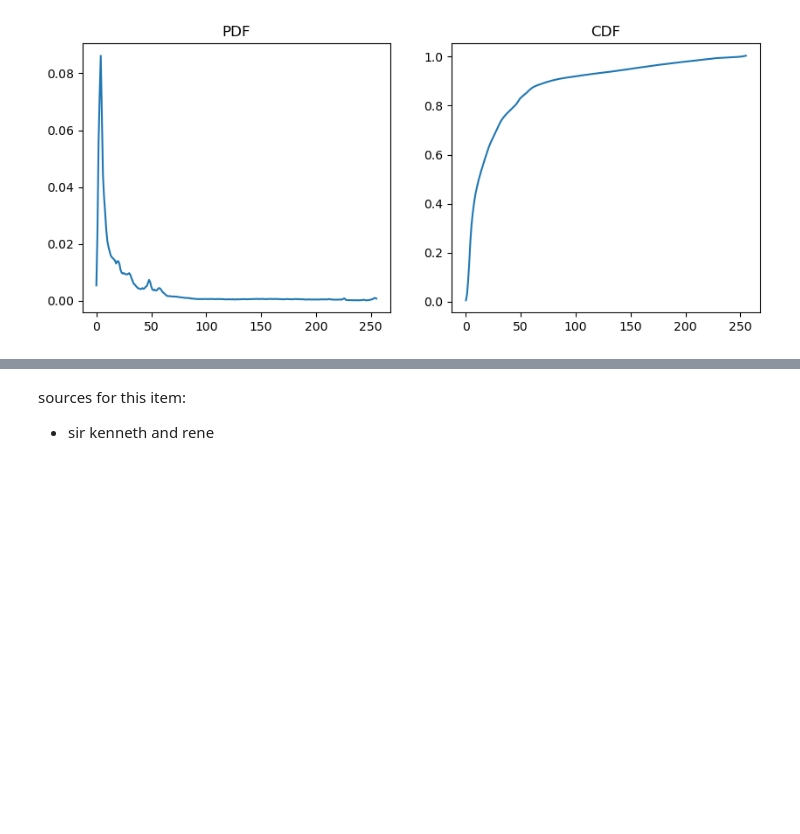
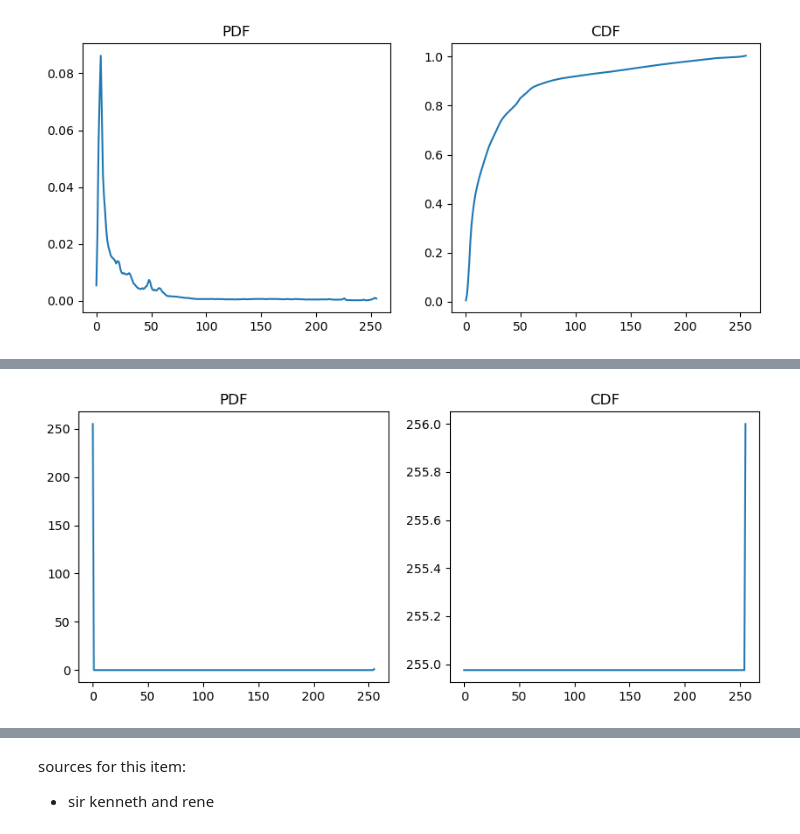
Before and after one commit to franczine/BS_2023_AppliedPhysics157, a Jupyter notebook: Activity 1/AP_157_Act1.ipynb, the cells around one changed output, grey strips where cells are left out. Drawn from its saved outputs; the diff is of its cells as text; code cells hidden in the pictures; blank space fills up the shorter version.

```diff
--- a/Activity 1/AP_157_Act1.ipynb
+++ b/Activity 1/AP_157_Act1.ipynb
@@ -280,0 +318,17 @@ to do
+# %%
+hist_new, bins = np.histogram(new_img, bins=256, density=True) # create PDF
+CDF_new = hist.cumsum() # create CDF
+
+## plot CDF and PDF
+
+fig1, axes = plt.subplots(1,2, figsize=(10,4))
+
+axes[0].plot(hist_new)
+axes[0].set_title('PDF')
+
+axes[1].plot(CDF_new)
+axes[1].set_title('CDF')
+
+plt.show()
+# %% [output]
+[figure, added]
```
Also changed, not shown: parts of 30 cells of this notebook, 3 other files.
